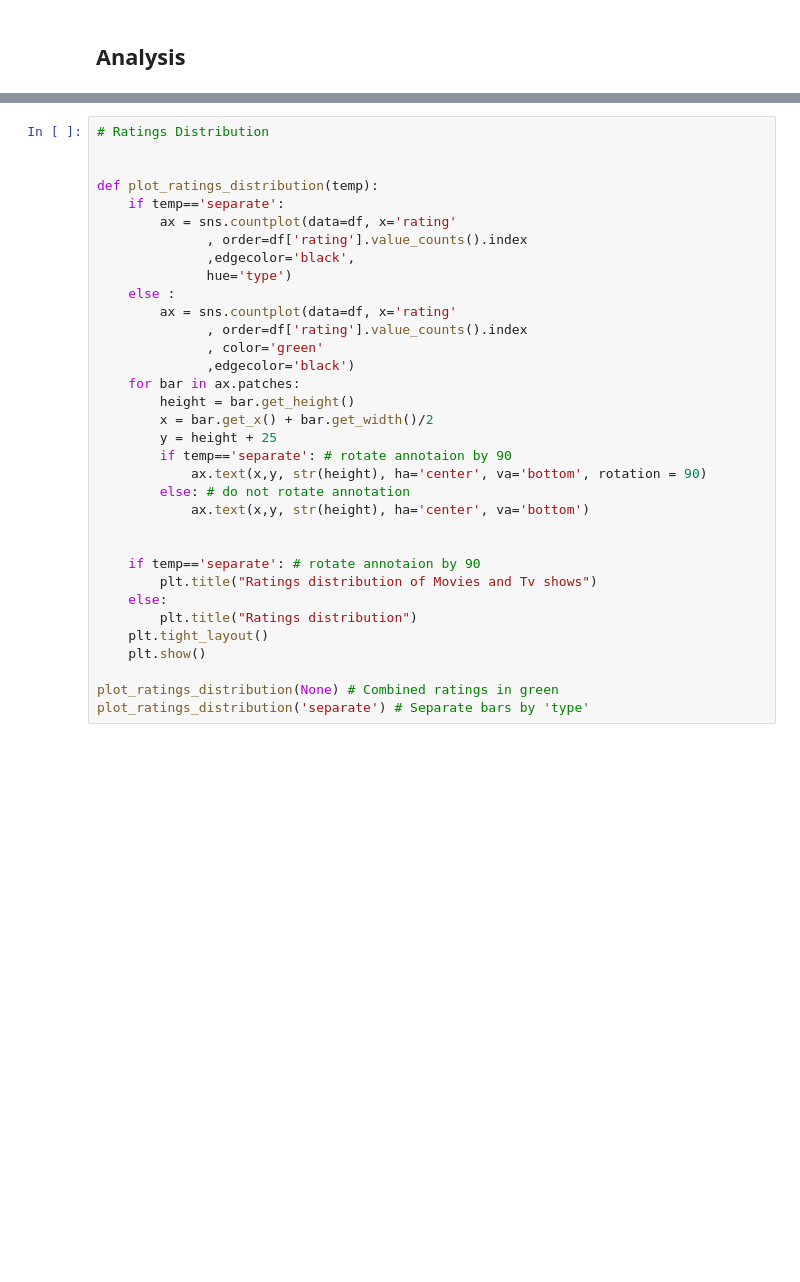
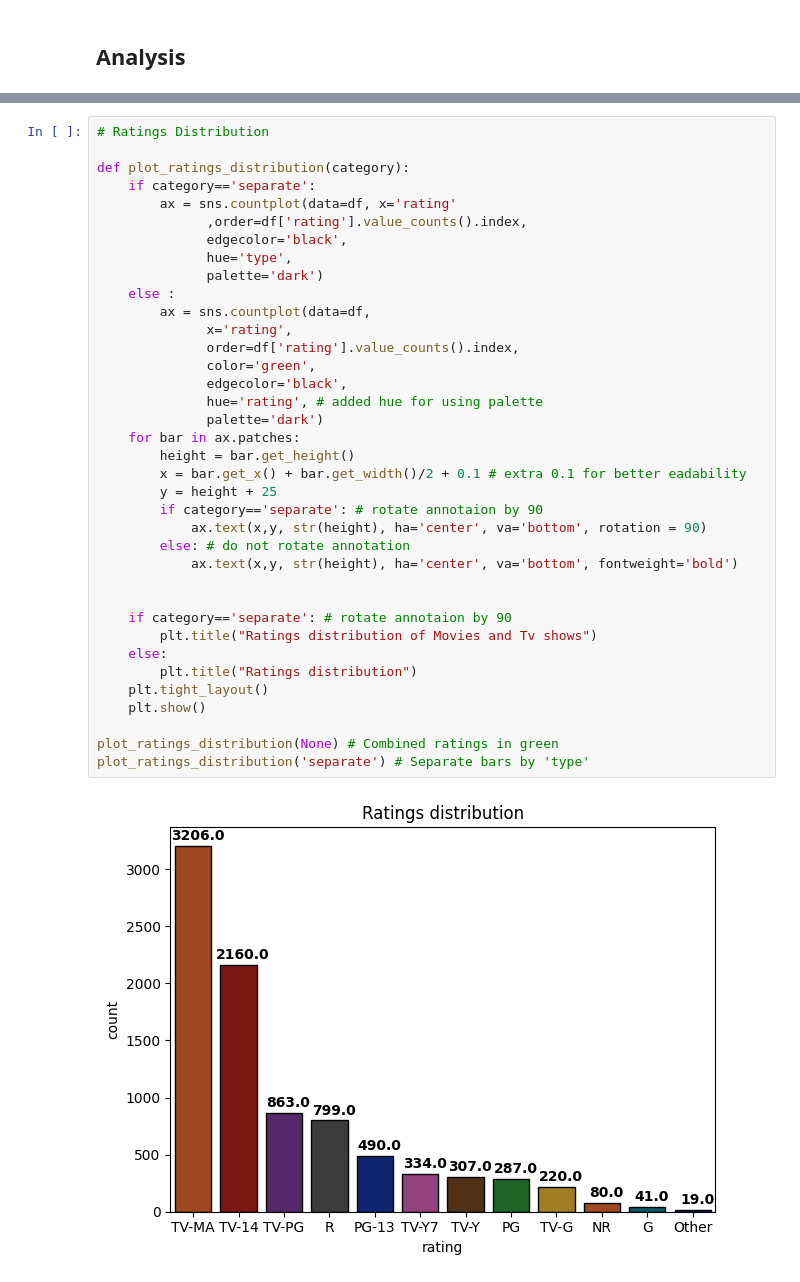
Before and after one commit to nikhilgusain/Netflix-ratings-analysis, a Jupyter notebook: analysis.ipynb, the cells around one changed output, grey strips where cells are left out. Drawn from its saved outputs; the diff is of its cells as text; blank space fills up the shorter version.

```diff
--- a/analysis.ipynb
+++ b/analysis.ipynb
@@ -240,34 +299,39 @@ plt.show()
 # %%
 # Ratings Distribution
 
-
-def plot_ratings_distribution(temp):
-    if temp=='separate':
+def plot_ratings_distribution(category):
+    if category=='separate':
         ax = sns.countplot(data=df, x='rating'
-              , order=df['rating'].value_counts().index
-              ,edgecolor='black',
-              hue='type')
+              ,order=df['rating'].value_counts().index,
+              edgecolor='black',
+              hue='type',
+              palette='dark')
     else :
-        ax = sns.countplot(data=df, x='rating'
-              , order=df['rating'].value_counts().index
-              , color='green'
-              ,edgecolor='black')
+        ax = sns.countplot(data=df,
+              x='rating',
+              order=df['rating'].value_counts().index,
+              color='green',
+              edgecolor='black',
+              hue='rating', # added hue for using palette
+              palette='dark')
     for bar in ax.patches:
         height = bar.get_height()
-        x = bar.get_x() + bar.get_width()/2
+        x = bar.get_x() + bar.get_width()/2 + 0.1 # extra 0.1 for better eadability
         y = height + 25
-        if temp=='separate': # rotate annotaion by 90
+        if category=='separate': # rotate annotaion by 90
             ax.text(x,y, str(height), ha='center', va='bottom', rotation = 90)
         else: # do not rotate annotation
-            ax.text(x,y, str(height), ha='center', va='bottom')
+            ax.text(x,y, str(height), ha='center', va='bottom', fontweight='bold')
 
 
-    if temp=='separate': # rotate annotaion by 90
+    if category=='separate': # rotate annotaion by 90
         plt.title("Ratings distribution of Movies and Tv shows")
     else:
         plt.title("Ratings distribution")
     plt.tight_layout()
     plt.show()
 
 plot_ratings_distribution(None) # Combined ratings in green
 plot_ratings_distribution('separate') # Separate bars by 'type'
+# %% [output]
+[figure, added]
```
Also changed, not shown: parts of 16 cells of this notebook.
